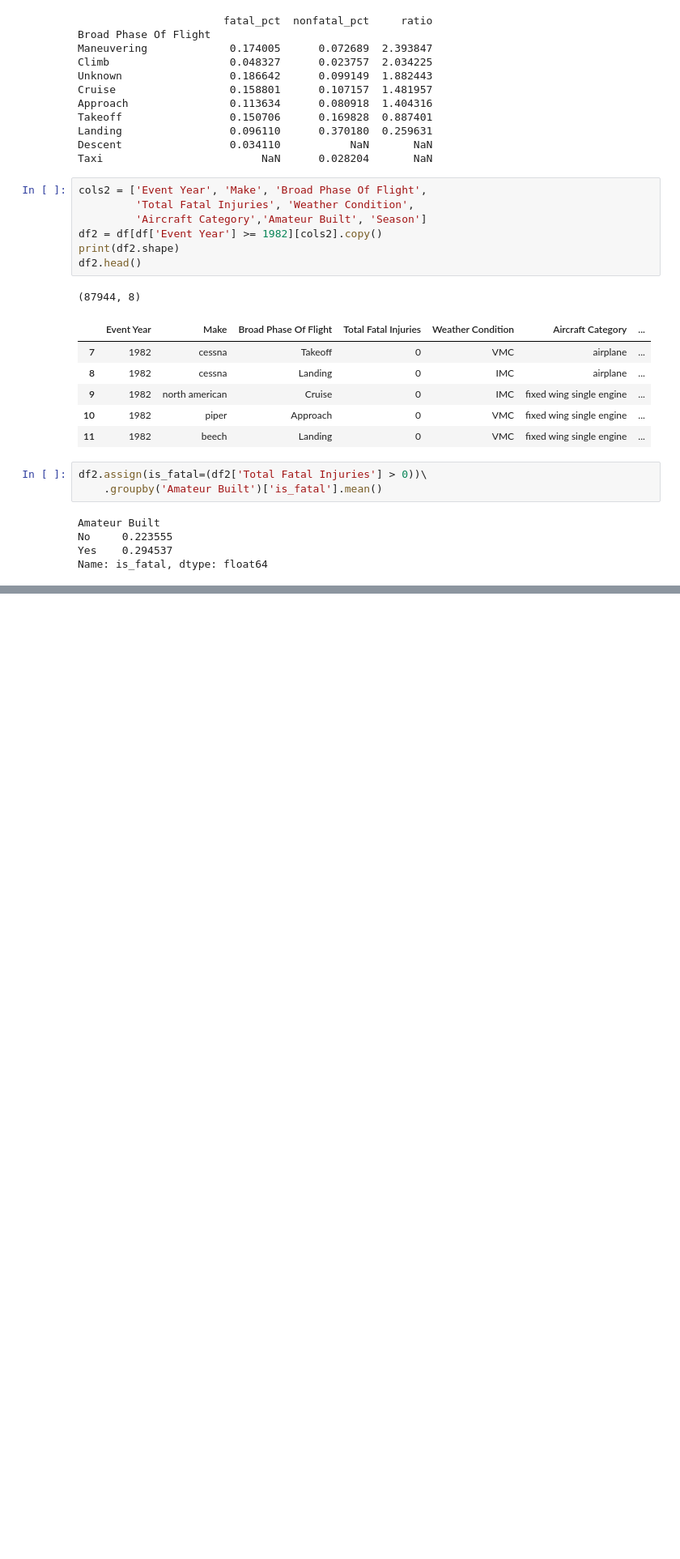
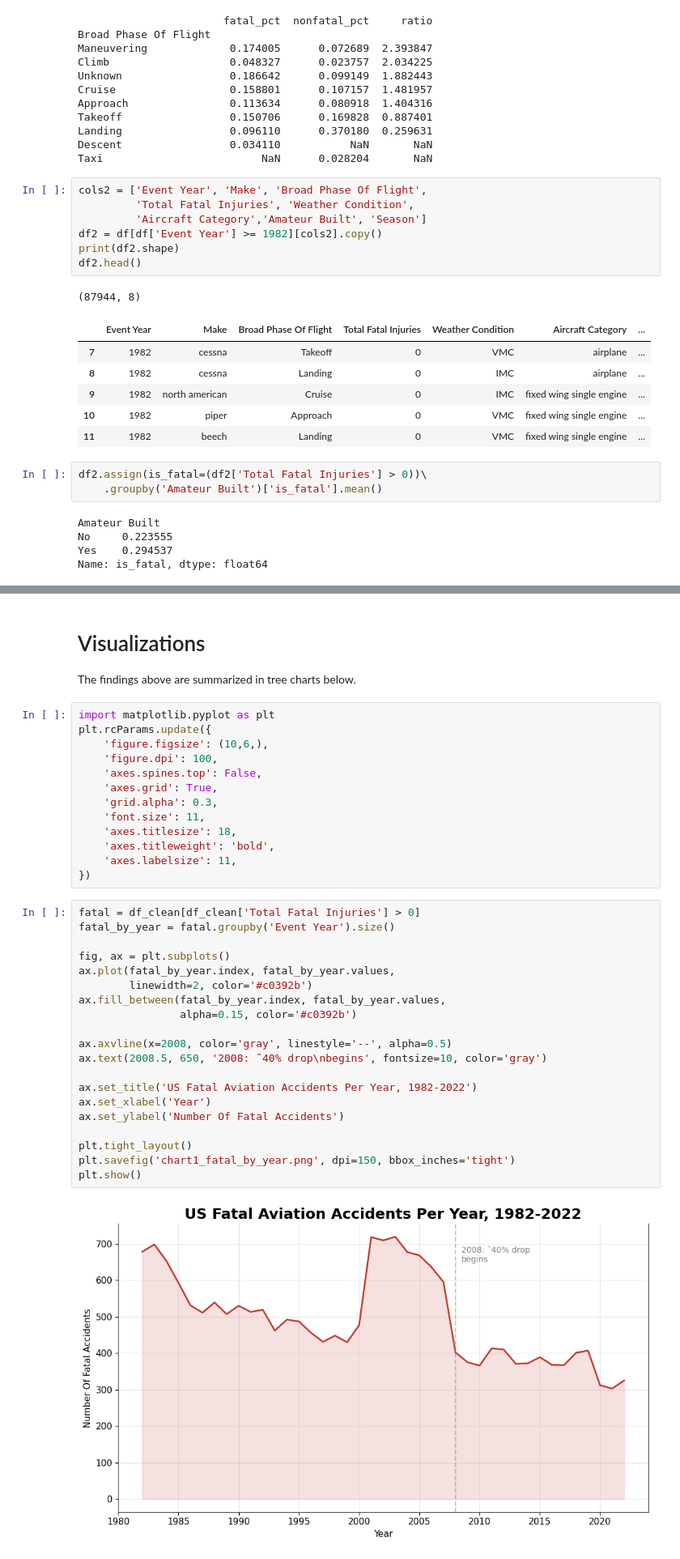
Before and after one commit to deadbroke02baby/Financials, a Jupyter notebook: aviation_analysis.ipynb, the cells around one changed output, grey strips where cells are left out. Shown at 81% size. Cells and saved outputs as stored; diff of their text form; blank space fills up the shorter version.

Commit message:
S11: 3 portfolio charts — fatal accidents trend, phase-of-flight inversion, amateur-built fatality rate

```diff
--- a/aviation_analysis.ipynb
+++ b/aviation_analysis.ipynb
@@ -226,0 +227,39 @@ Name: is_fatal, dtype: float64
+# %% [markdown]
+# Visualizations
+
+The findings above are summarized in tree charts below.
+# %%
+import matplotlib.pyplot as plt
+plt.rcParams.update({
+    'figure.figsize': (10,6,),
+    'figure.dpi': 100,
+    'axes.spines.top': False,
+    'axes.grid': True,
+    'grid.alpha': 0.3,
+    'font.size': 11,
+    'axes.titlesize': 18,
+    'axes.titleweight': 'bold',
+    'axes.labelsize': 11,
+})
+# %%
+fatal = df_clean[df_clean['Total Fatal Injuries'] > 0]
+fatal_by_year = fatal.groupby('Event Year').size()
+
+fig, ax = plt.subplots()
+ax.plot(fatal_by_year.index, fatal_by_year.values,
+        linewidth=2, color='#c0392b')
+ax.fill_between(fatal_by_year.index, fatal_by_year.values,
+                alpha=0.15, color='#c0392b')
+
+ax.axvline(x=2008, color='gray', linestyle='--', alpha=0.5)
+ax.text(2008.5, 650, '2008: ˜40% drop\nbegins', fontsize=10, color='gray')
+
+ax.set_title('US Fatal Aviation Accidents Per Year, 1982-2022')
+ax.set_xlabel('Year')
+ax.set_ylabel('Number Of Fatal Accidents')
+
+plt.tight_layout()
+plt.savefig('chart1_fatal_by_year.png', dpi=150, bbox_inches='tight')
+plt.show()
+# %% [output]
+[figure, added]
```
Also changed, not shown: parts of 6 cells of this notebook, 3 other files.
